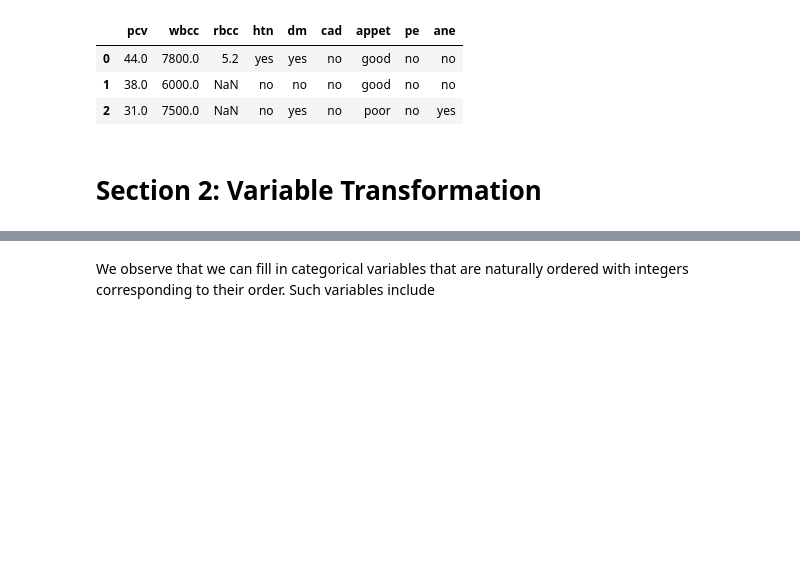
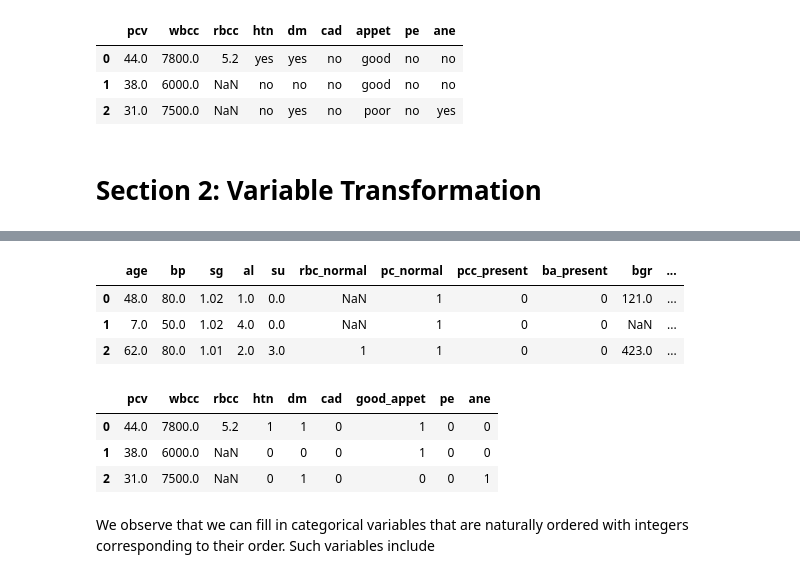
Before and after one commit to kyleosung/Stats_3DA3_A6, a Jupyter notebook: assignment6.ipynb, the cells around one changed output, grey strips where cells are left out. Cells and saved outputs as stored; diff of their text form; code cells hidden in the pictures; blank space fills up the shorter version.

```diff
--- a/assignment6.ipynb
+++ b/assignment6.ipynb
@@ -198,3 +285,19 @@ X.iloc[:3, 15:]
+# %%
+# view the first couple rows for the first fifteen columns
+X.iloc[:3, :15]
+# %% [output]
+|  | age | bp | sg | al | su | rbc_normal | pc_normal | pcc_present | ba_present | bgr | ... |
+| 0 | 48.0 | 80.0 | 1.02 | 1.0 | 0.0 | NaN | 1 | 0 | 0 | 121.0 | ... |
+| 1 | 7.0 | 50.0 | 1.02 | 4.0 | 0.0 | NaN | 1 | 0 | 0 | NaN | ... |
+| 2 | 62.0 | 80.0 | 1.01 | 2.0 | 3.0 | 1 | 1 | 0 | 0 | 423.0 | ... |
+# %%
+# view the first couple rows for the last columns
+X.iloc[:3, 15:]
+# %% [output]
+|  | pcv | wbcc | rbcc | htn | dm | cad | good_appet | pe | ane |
+| 0 | 44.0 | 7800.0 | 5.2 | 1 | 1 | 0 | 1 | 0 | 0 |
+| 1 | 38.0 | 6000.0 | NaN | 0 | 0 | 0 | 1 | 0 | 0 |
+| 2 | 31.0 | 7500.0 | NaN | 0 | 1 | 0 | 0 | 0 | 1 |
 # %% [markdown]
 We observe that we can fill in categorical variables that are naturally ordered with integers corresponding to their order. Such variables include
 # %% [markdown]
```
Also changed, not shown: parts of 5 cells of this notebook.
